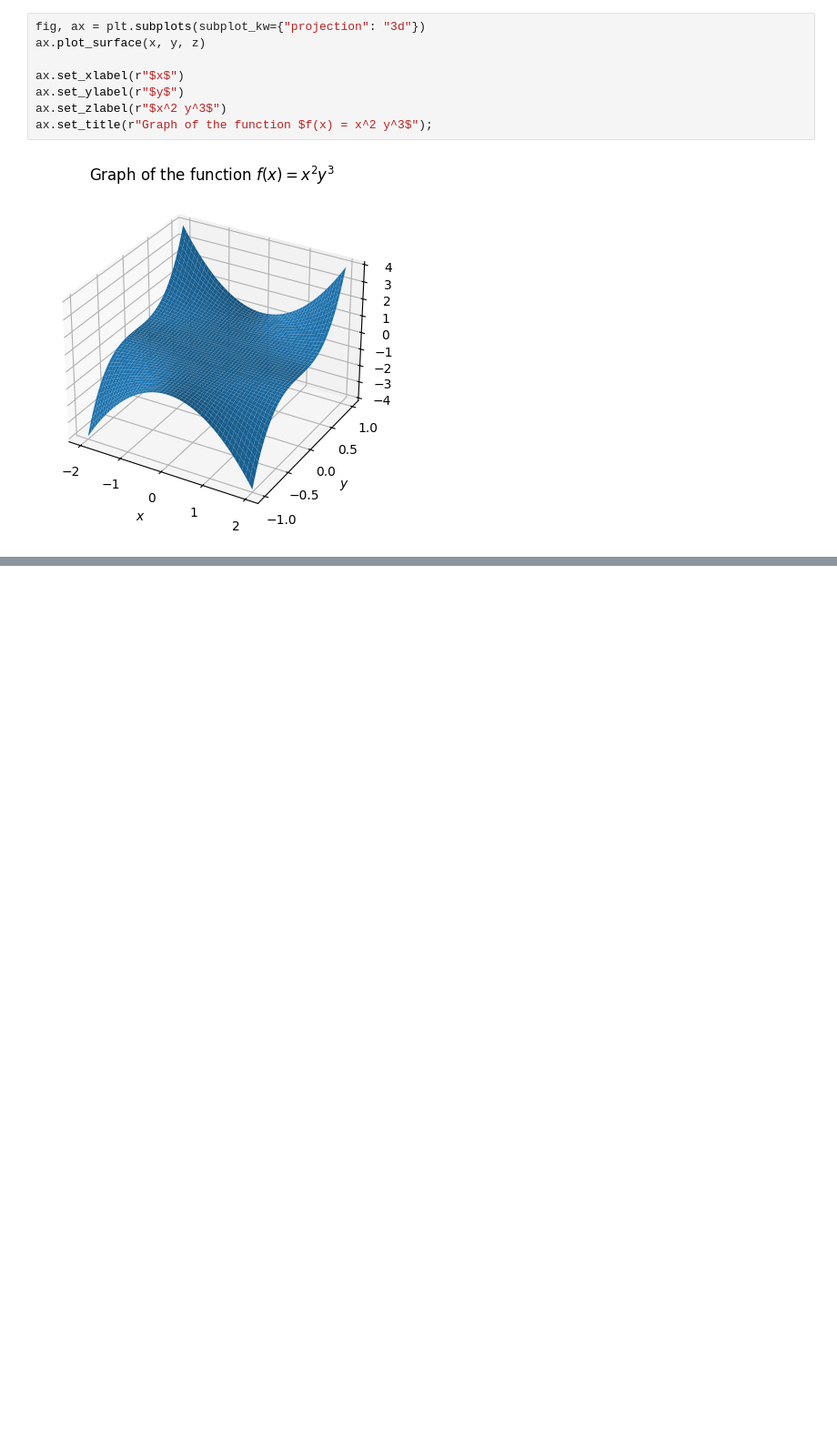
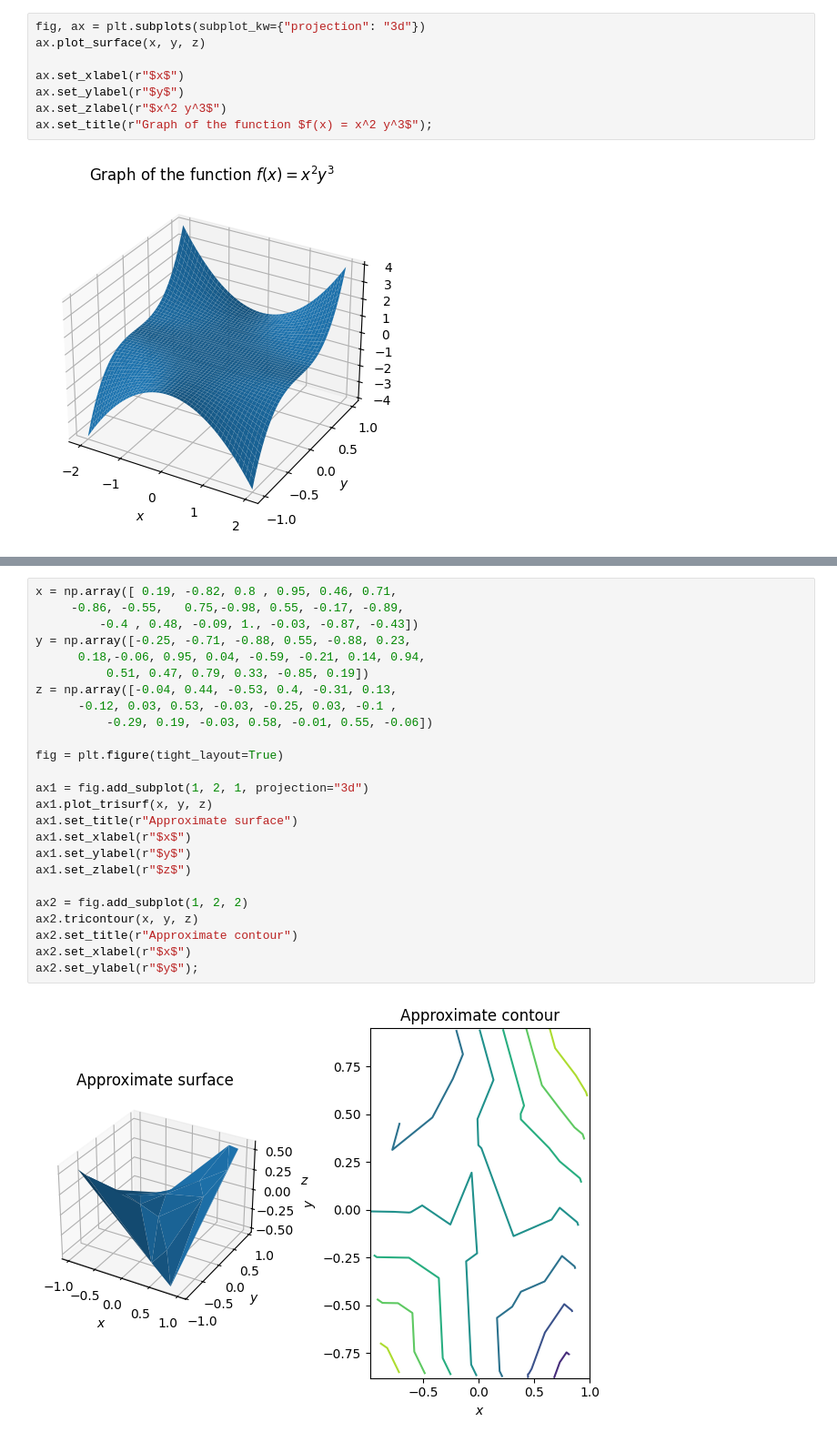
Before and after one commit to toshiro-en-miyamoto/math2, a Jupyter notebook: jupyter/samMorley/ch02_plotting.ipynb, the cells around one changed output, grey strips where cells are left out. Shown at 91% size. Drawn from its saved outputs; the diff is of its cells as text; blank space fills up the shorter version.

```diff
--- a/jupyter/samMorley/ch02_plotting.ipynb
+++ b/jupyter/samMorley/ch02_plotting.ipynb
@@ -354,0 +391,27 @@ ax.set_title(r"Graph of the function $f(x) = x^2 y^3$");
+# %%
+x = np.array([ 0.19, -0.82, 0.8 , 0.95, 0.46, 0.71,
+     -0.86, -0.55,   0.75,-0.98, 0.55, -0.17, -0.89,
+         -0.4 , 0.48, -0.09, 1., -0.03, -0.87, -0.43])
+y = np.array([-0.25, -0.71, -0.88, 0.55, -0.88, 0.23,
+      0.18,-0.06, 0.95, 0.04, -0.59, -0.21, 0.14, 0.94,
+          0.51, 0.47, 0.79, 0.33, -0.85, 0.19])
+z = np.array([-0.04, 0.44, -0.53, 0.4, -0.31, 0.13,
+      -0.12, 0.03, 0.53, -0.03, -0.25, 0.03, -0.1 ,
+          -0.29, 0.19, -0.03, 0.58, -0.01, 0.55, -0.06])
+
+fig = plt.figure(tight_layout=True)
+
+ax1 = fig.add_subplot(1, 2, 1, projection="3d")
+ax1.plot_trisurf(x, y, z)
+ax1.set_title(r"Approximate surface")
+ax1.set_xlabel(r"$x$")
+ax1.set_ylabel(r"$y$")
+ax1.set_zlabel(r"$z$")
+
+ax2 = fig.add_subplot(1, 2, 2)
+ax2.tricontour(x, y, z)
+ax2.set_title(r"Approximate contour")
+ax2.set_xlabel(r"$x$")
+ax2.set_ylabel(r"$y$");
+# %% [output]
+[figure, added]
```
Also changed, not shown: parts of 7 cells of this notebook, 1 other file.
